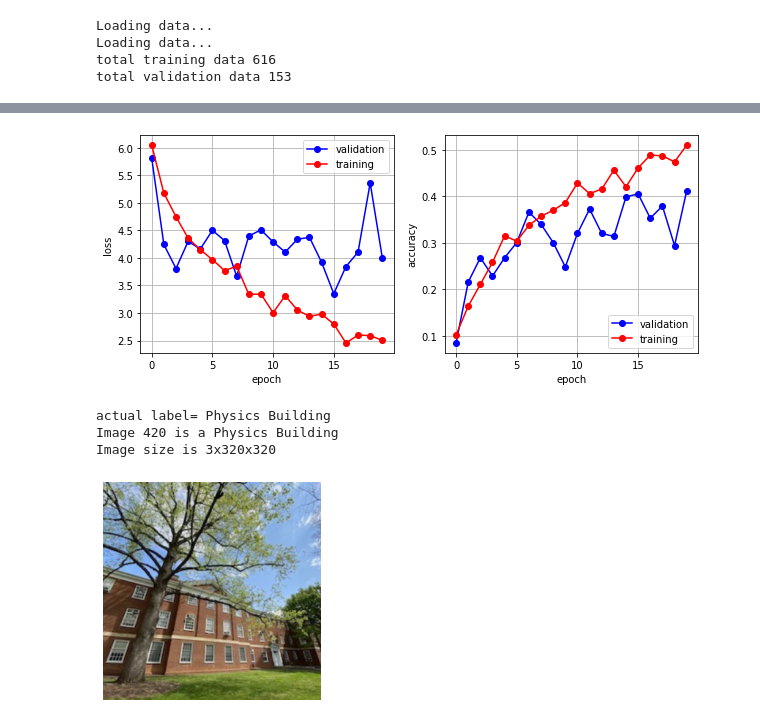
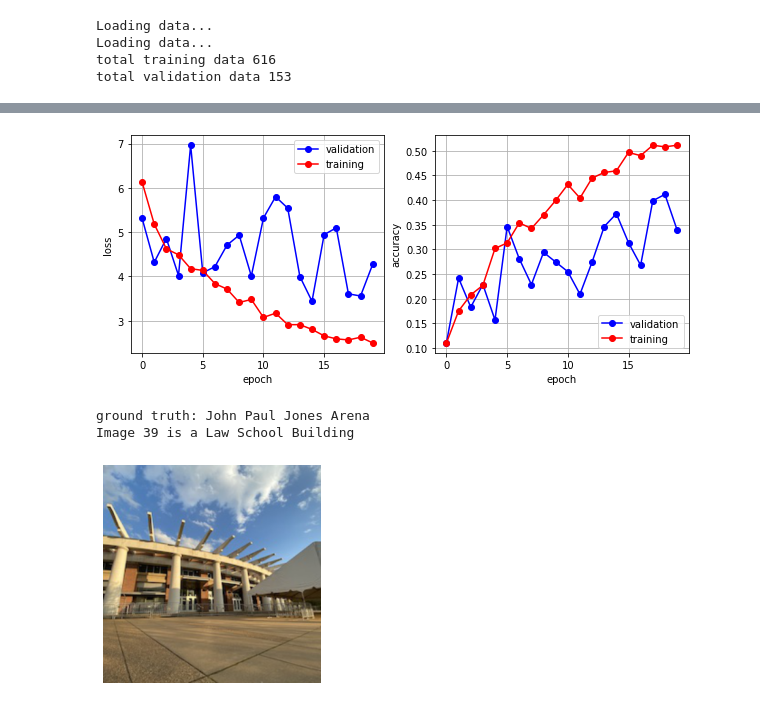
Before and after one commit to soneyahossain/deep_learning_project, a Jupyter notebook: deep_learning_project.ipynb, the cells around one changed output, grey strips where cells are left out. Saved outputs shown, nothing was run; the diff lists cells and outputs as text; code cells hidden in the pictures.

```diff
--- a/deep_learning_project.ipynb
+++ b/deep_learning_project.ipynb
@@ -68,8 +68,8 @@ class UnNormalize(object):
             t.mul_(s).add_(m)
         return tensor
 
-trainset = UVaBuildinglabel('DATA', 'trainSet.csv')
-valset = UVaBuildinglabel('DATA', 'valSet.csv')
+trainset = UVaBuildinglabel('DATA', 'trainSet-2.csv')
+valset = UVaBuildinglabel('DATA', 'valSet-2.csv')
 
 trainset1 = DataLoader(trainset, shuffle=True)
 valset1=DataLoader(valset, shuffle=True)
@@ -225,8 +225,8 @@ for epoch in range(0, N):
             print('Train-epoch %d. Iteration %05d, Avg-Loss: %.4f, Accuracy: %.4f' %
                   (epoch, i + 1, cum_loss / (i + 1), correct / (i + 1)))
 
-    train_accuracies.append(correct / len(trainset))
-    train_losses.append(cum_loss / len(trainset))
+    train_accuracies.append(correct / len(trainset1))
+    train_losses.append(cum_loss / len(trainset1))
 
 
     # Make a pass over the validation data.
@@ -250,10 +250,10 @@ for epoch in range(0, N):
         if max_label[0] == label: correct += 1
 
 
-    val_accuracies.append(correct / len(valset))
-    val_losses.append(cum_loss / len(valset))
+    val_accuracies.append(correct / len(valset1))
+    val_losses.append(cum_loss / len(valset1))
 
     # Logging the current results on validation.
     print('Validation-epoch %d. Avg-Loss: %.4f, Accuracy: %.4f' %
-          (epoch, cum_loss / len(valset), correct / len(valset)))
+          (epoch, cum_loss / len(valset1), correct / len(valset1)))
 #--------------------------------------------------------------------------
@@ -277,36 +295,35 @@ plt.xlabel('epoch')
 plt.legend(['validation', 'training'], loc='lower right')
 plt.show()
 # %% [output]
-[figure, old version]
+[figure, new version]
 # %%
 #do some predictions
 
-image_index = 420  # Feel free to change this.
+image_index = 39  # Feel free to change this.
 
 
 # 2. Datasets need to implement the  __getitem__ method for this to work.
-img, label,_,class_name = trainset1.dataset.__getitem__(image_index)  # Returns image and label.
+img, label,_,class_name = valset1.dataset.__getitem__(image_index)  # Returns image and label.
 
 
 
 x = x.view(3 * 320 * 320, 1)
 
 # Forward pass. (Prediction stage)
 predictions = softmax(linear(x, weight, bias))
 #print(predictions)
 max_score, max_label = predictions.max(0)
 
-print("actual label=", classes[label])
+print("ground truth:", classes[label])
 print('Image {0} is a {1}'.format(image_index, classes[max_label]))
-print('Image size is {0}x{1}x{2}'.format(img.shape[0], img.shape[1], img.shape[2]))
-# All images have 1 channel x 28 rows x 28 columns.
+#print('Image size is {0}x{1}x{2}'.format(img.shape[0], img.shape[1], img.shape[2]))
+#All images have 1 channel x 28 rows x 28 columns.
 
 plt.figure()
 plt.imshow(img.transpose(0,2).transpose(0,1));
 plt.grid(False); plt.axis('off')
 plt.show()
 # %% [output]
-actual label= Physics Building
-Image 420 is a Physics Building
-Image size is 3x320x320
+ground truth: John Paul Jones Arena
+Image 39 is a Law School Building
-[figure, old version]
+[figure, new version]
```
Also changed, not shown: parts of 4 cells of this notebook.
